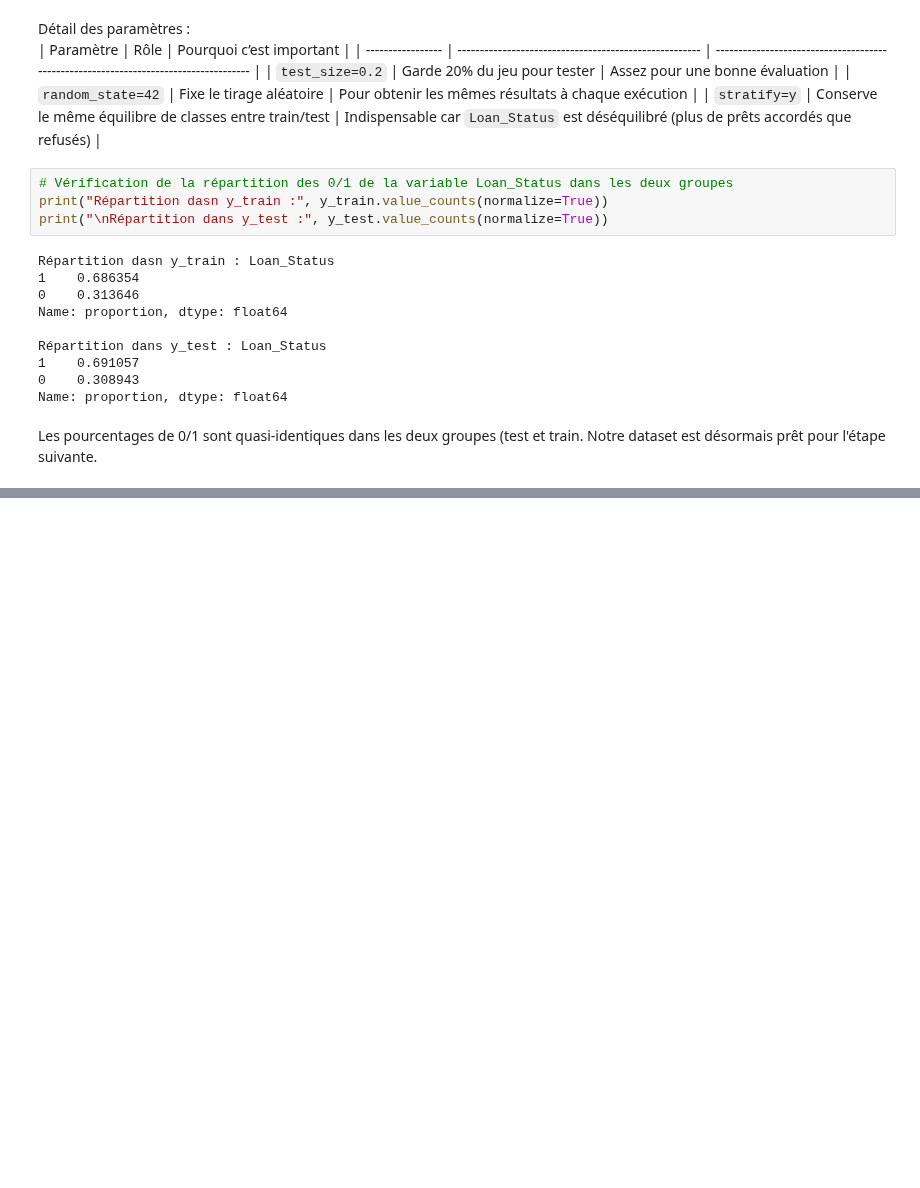
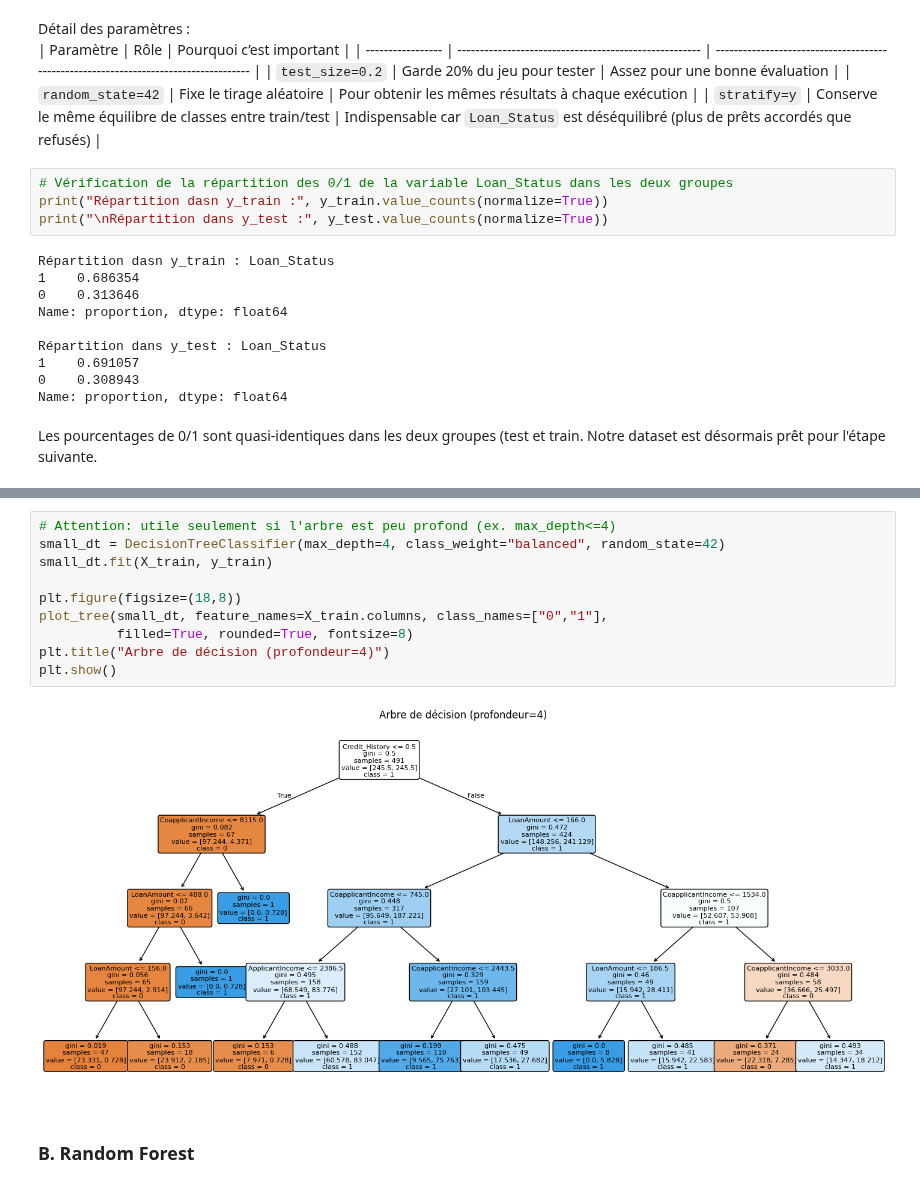
Before and after one commit to ach224/Prediction_eligibilite_pret_bancaire, a Jupyter notebook: Modelisation_Aicha.ipynb, the cells around one changed output, grey strips where cells are left out. Saved outputs shown, nothing was run; the diff lists cells and outputs as text; blank space fills up the shorter version.

Commit message:
Modèle A : Arbre de décision

```diff
--- a/Modelisation_Aicha.ipynb
+++ b/Modelisation_Aicha.ipynb
@@ -164,0 +252,14 @@ Notre jeu de données
+# %%
+# Attention: utile seulement si l'arbre est peu profond (ex. max_depth<=4)
+small_dt = DecisionTreeClassifier(max_depth=4, class_weight="balanced", random_state=42)
+small_dt.fit(X_train, y_train)
+
+plt.figure(figsize=(18,8))
+plot_tree(small_dt, feature_names=X_train.columns, class_names=["0","1"],
+          filled=True, rounded=True, fontsize=8)
+plt.title("Arbre de décision (profondeur=4)")
+plt.show()
+# %% [output]
+[figure, added]
+# %% [markdown]
+### B. Random Forest
```
Also changed, not shown: parts of 7 cells of this notebook.
